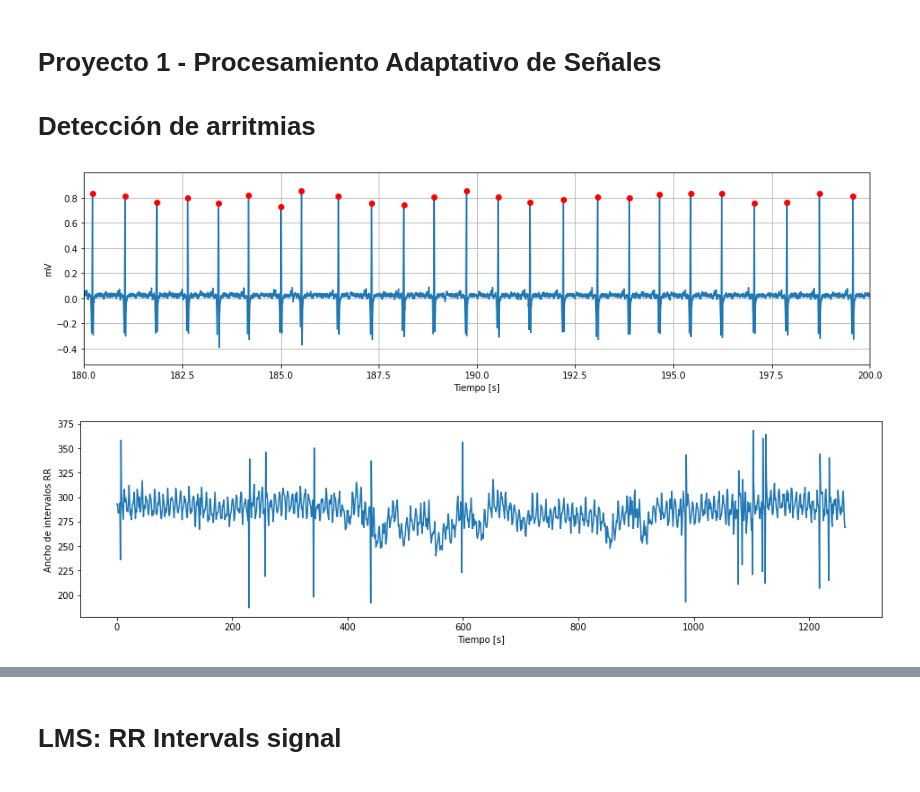
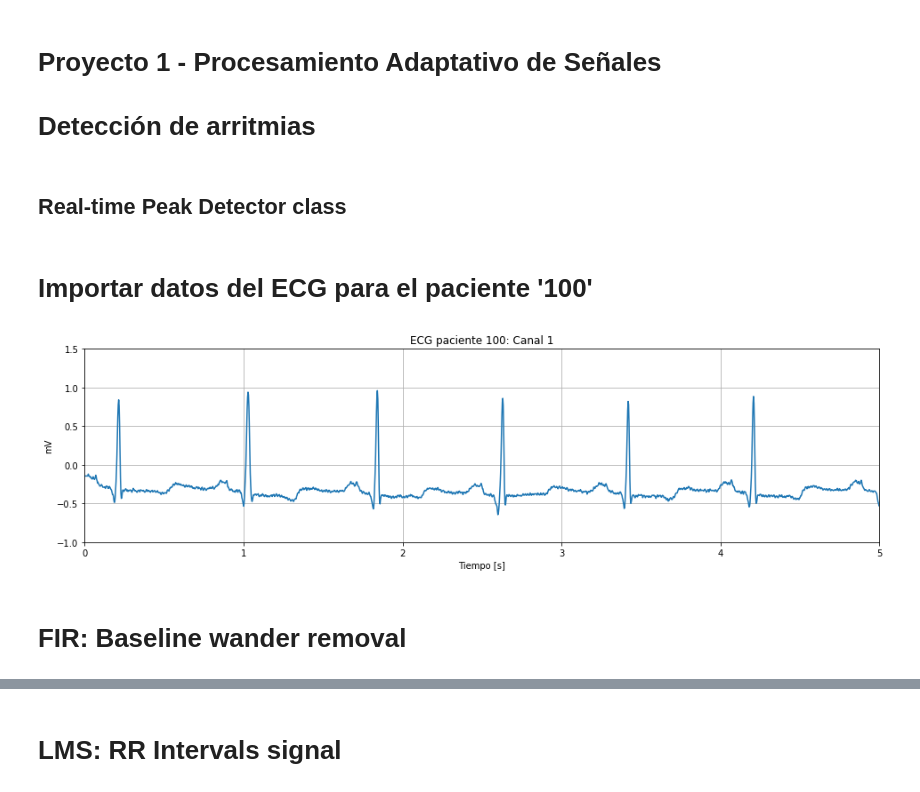
Before and after one commit to mbergerman/Procesamiento-Adaptativo, a Jupyter notebook: Proyecto 1/PASA_P1_G2.ipynb, the cells around one changed output, grey strips where cells are left out. Cells and saved outputs as stored; diff of their text form; code cells hidden in the pictures.

```diff
--- a/Proyecto 1/PASA_P1_G2.ipynb
+++ b/Proyecto 1/PASA_P1_G2.ipynb
@@ -10,3 +9,5 @@ from scipy import signal
+# %% [markdown]
+## Real-time Peak Detector class
 # %%
 import numpy as np
 
@@ -58,51 +59,28 @@ class real_time_peak_detector():
             return True
         else:
             return False
+# %% [markdown]
+# Importar datos del ECG para el paciente '100'
 # %%
 N = 600000
 
 record, record_data = wfdb.rdsamp('mit-bih-arrhythmia-database-1.0.0/100', sampto=N)
 annotation = wfdb.rdann('mit-bih-arrhythmia-database-1.0.0/100', 'atr', sampto=N)
 
 fs = record_data['fs']
-channel1 = hp.remove_baseline_wander(record[:,0], fs).reshape((N, 1))
-channel1 -= np.mean(channel1)
+channel1 = record[:,0].reshape((N, 1))
 time = np.arange(0, len(channel1)/fs, 1/fs)
-
-time_start = 0
-time_end = 1000
-
-time = time[time_start*fs : time_end*fs]
-channel1 = channel1[time_start*fs : time_end*fs]
-N = time_end*fs - time_start*fs
-
-peak_width = 30
-peak_detector = real_time_peak_detector(channel1[:peak_width], peak_width, 0.25)
-
-peaks = []
-peaks_time_index = []
-
-for i in range(peak_width, len(channel1.flatten())):
-    if peak_detector.set_new_value(channel1[i]) > 0:
-        peaks.append(i - peak_width + 1)
 
 plt.figure(figsize=(16, 4))
 plt.plot(time, channel1)
-plt.plot(time[peaks], channel1[peaks], 'ro')
-
 plt.xlabel('Tiempo [s]')
 plt.ylabel(record_data['units'][0])
-plt.xlim(180, 200)
+plt.xlim(0, 5)
+plt.ylim(-1, 1.5)
+plt.title('ECG paciente 100: Canal 1')
 plt.grid()
 plt.show()
 # %% [output]
-[figure, old version]
+[figure, new version]
-# %%
-plt.figure(figsize=(16, 4))
-#plt.plot([t/fs for t in peaks[:-1]], np.diff(peaks))
-plt.plot(np.diff(peaks))
-plt.ylabel('Ancho de intervalos RR')
-plt.xlabel('Tiempo [s]')
-plt.show()
-# %% [output]
-[figure, removed]
+# %% [markdown]
+# FIR: Baseline wander removal
```
Also changed, not shown: parts of 18 cells of this notebook, 1 other file.
